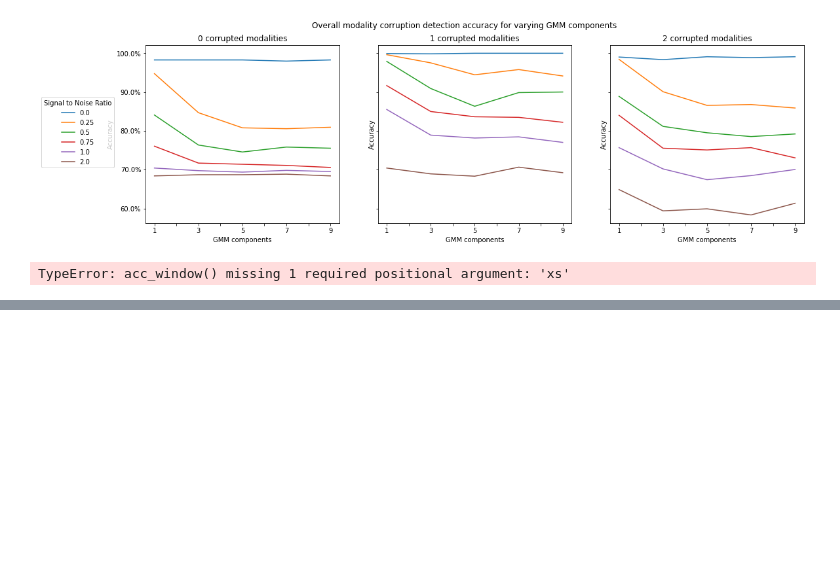
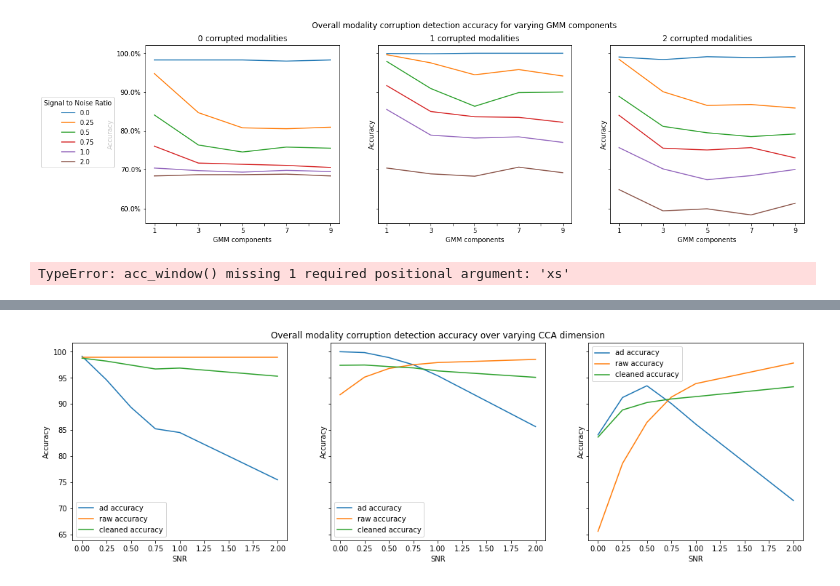
Before and after one commit to chalkywoods/robust-mm, a Jupyter notebook: mm-mnist.ipynb, the cells around one changed output, grey strips where cells are left out. Drawn from its saved outputs; the diff is of its cells as text; code cells hidden in the pictures; blank space fills up the shorter version.

```diff
--- a/mm-mnist.ipynb
+++ b/mm-mnist.ipynb
@@ -339,0 +441,6 @@ def pipeline(classifier, cca_dim, snr, gmm_components, window_size, grace, noise
+# %%
+with open('output/pkltst.pkl', 'wb') as f:
+    pickle.dump(res,f)
+# %%
+with open('output/pkltst.pkl', 'rb') as f:
+    res2 = pickle.load(f)
@@ -520,3 +633,30 @@ ax[1].set_title('Overall modality corruption detection accuracy over varying CCA
 plt.show()
 # %% [output]
 TypeError: acc_window() missing 1 required positional argument: 'xs'
+# %%
+def get_acc(results):
+    return (results[0]+results[1])/np.sum(results)
+# %%
+acc = []
+raw_acc = []
+clean_acc = []
+for batch_size in [128]:
+    for x, snr in enumerate([0.0,0.25,0.5,0.75,1.0,2.0]):
+        acc.append([])
+        raw_acc.append([])
+        clean_acc.append([])
+        for gmm_components in [1,3,5,7,9]:
+            for cca_dim in [15]:
+                for window_size in [30]:
+                    for grace in [0]:
+                        try:
+                            with open('output/cnn_moddrop_{}_{}_{}_{}_{}_{}.pkl'.format(batch_size, snr, gmm_components, cca_dim, window_size, grace), 'rb') as f:
+                                res = pickle.load(f)
+                            acc[x].append([get_acc(res[ncorr]['ad'][0,:]) for ncorr in [0,1,2]])
+                            raw_acc[x].append([res[ncorr]['raw'] for ncorr in [0,1,2]])
+                            clean_acc[x].append([res[ncorr]['clean'] for ncorr in [0,1,2]])
+                        except FileNotFoundError:
+                            print('cant find {}_{}_{}_{}_{}_{}.pkl'.format(batch_size, snr, gmm_components, cca_dim, window_size, grace))
+                            acc[x].append([0 for ncorr in [0,1,2]])
+                            raw_acc[x].append([0 for ncorr in [0,1,2]])
+                            clean_acc[x].append([0 for ncorr in [0,1,2]])
@@ -522,0 +683,14 @@ TypeError: acc_window() missing 1 required positional argument: 'xs'
+# %%
+np.mean([acc[x][gmm][ax_idx] for gmm in range(5)])
+fig, ax = plt.subplots(1,3, sharey=True, figsize=(18, 5))
+for ax_idx in range(3):
+    ax[ax_idx].plot([0.0,0.25,0.5,0.75,1.0,2.0], [100*np.mean([acc[x][gmm][ax_idx] for gmm in range(5)]) for x in range(6)])
+    ax[ax_idx].plot([0.0,0.25,0.5,0.75,1.0,2.0], [100*np.mean([raw_acc[x][gmm][ax_idx] for gmm in range(5)]) for x in range(6)])
+    ax[ax_idx].plot([0.0,0.25,0.5,0.75,1.0,2.0], [100*np.mean([clean_acc[x][gmm][ax_idx] for gmm in range(5)]) for x in range(6)])
+    ax[ax_idx].legend(['ad accuracy', 'raw accuracy', 'cleaned accuracy'])
+    ax[ax_idx].set_xlabel('SNR')
+    ax[ax_idx].set_ylabel('Accuracy')
+ax[1].set_title('Overall modality corruption detection accuracy over varying CCA dimension')
+plt.show()
+# %% [output]
+[figure, added]
```
Also changed, not shown: parts of 54 cells of this notebook, 8 other files.
